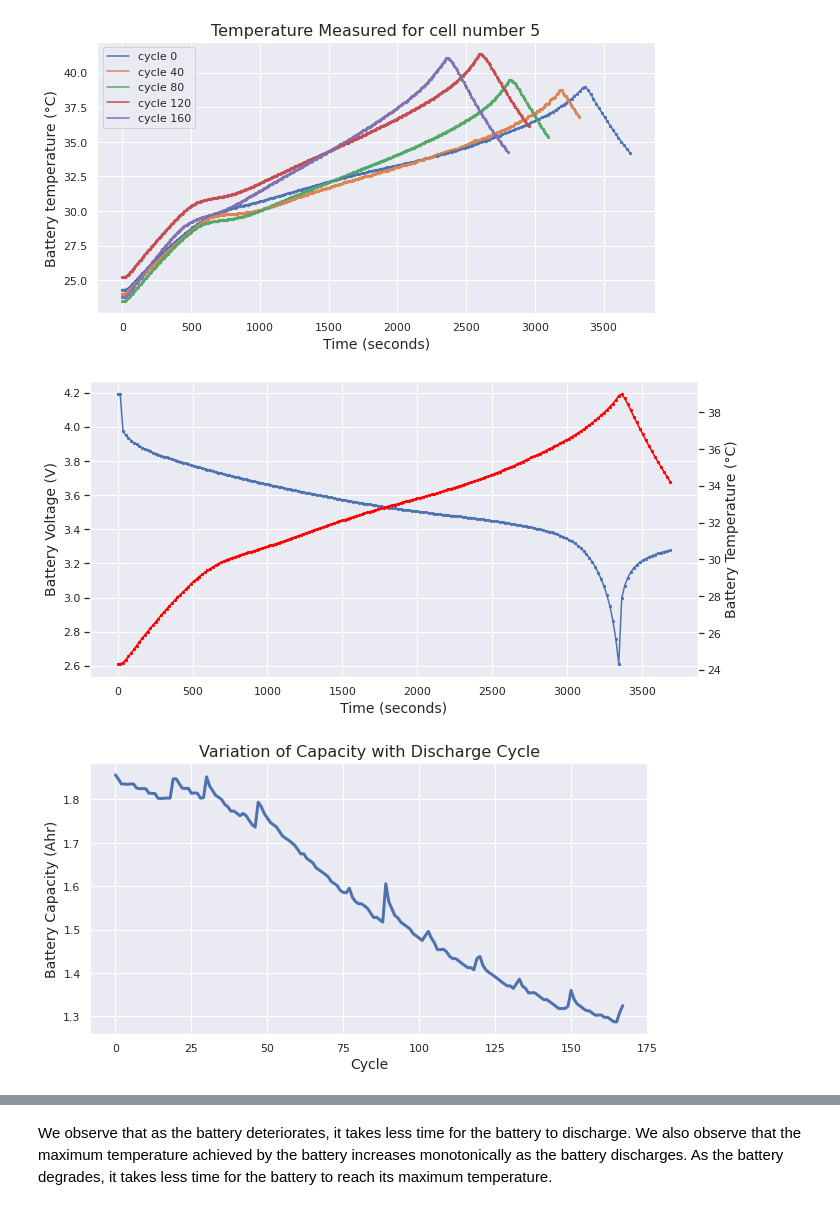
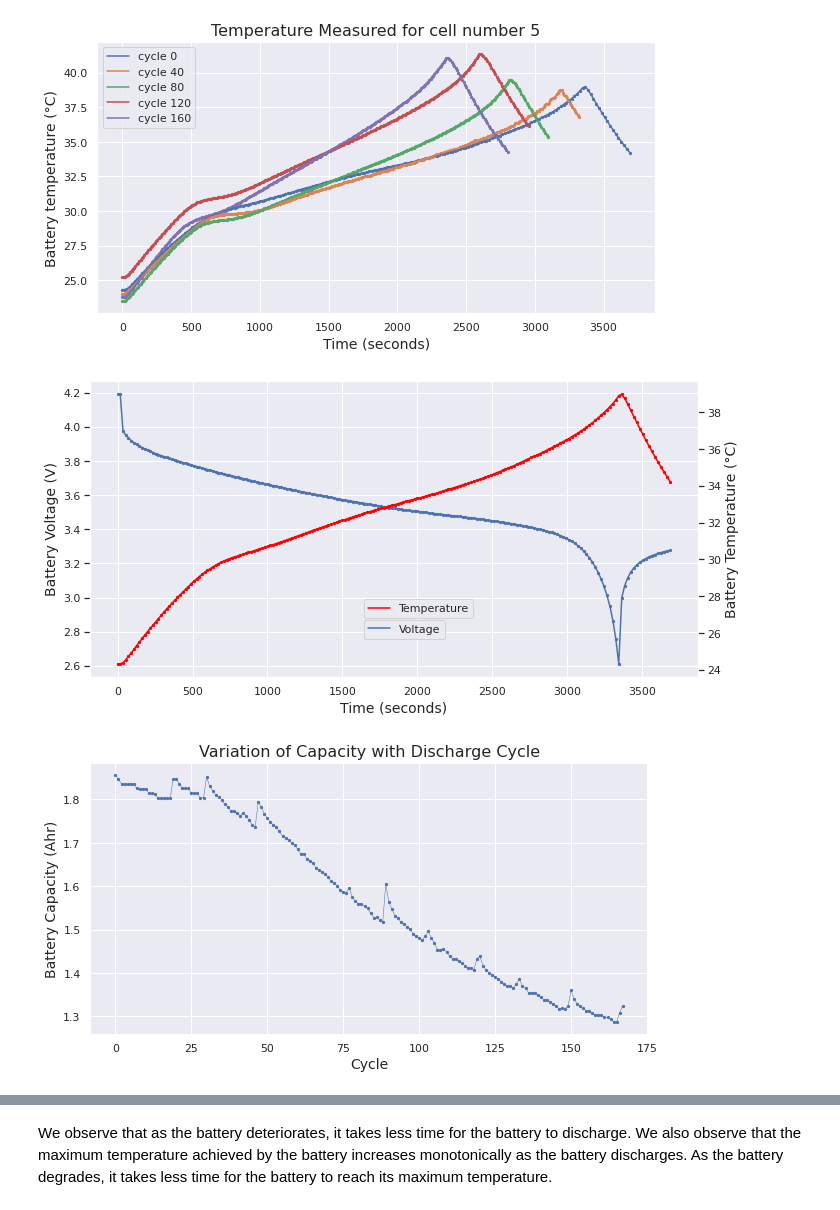
Before and after one commit to aweditya/ev-battery-degradation, a Jupyter notebook: src/Predicting RUL of EV Batteries.ipynb, the cells around one changed output, grey strips where cells are left out. Cells and saved outputs as stored; diff of their text form; code cells hidden in the pictures.

```diff
--- a/src/Predicting RUL of EV Batteries.ipynb
+++ b/src/Predicting RUL of EV Batteries.ipynb
@@ -139,7 +144,8 @@ Column **time** contains the experiment start time in MATLAB date time format (Y
 # %%
 # This function splits the data into three dataframes containing charge, discharge and impedance data
 def split_data(cell_number):
-    '''Takes cell number as input and return three dataframes containing the different types of data in the
+    '''
+    Takes cell number as input and return three dataframes containing the different types of data in the
     corresponding .mat datafile
 
     Arguments:
@@ -642,27 +670,29 @@ dc_cycle_plots(5, cycles, 'temperature', figsize = figsize, only_scatter = False
 # %%
 # Plotting temperature and discharge on the same plot
 measured_voltage = discharge.iloc[0]['data']['Voltage_measured']
 measured_temperature = discharge.iloc[0]['data']['Temperature_measured']
 time = discharge.iloc[0]['data']['Time']
 
 fig, ax1 = plt.subplots(figsize=(10, 5))
 
 ax1.set_xlabel('Time (seconds)', fontsize=14)
 ax1.set_ylabel('Battery Voltage (V)', fontsize=14)
-ax1.plot(time, measured_voltage)
+ax1.plot(time, measured_voltage, label='Voltage')
 ax1.scatter(time, measured_voltage, s=5)
+ax1.legend(loc = (0.45,0.13))
 
 ax2 = ax1.twinx()
 
 ax2.set_ylabel('Battery Temperature (°C)', fontsize=14)
-ax2.plot(time, measured_temperature, color='red')
+ax2.plot(time, measured_temperature, color='red', label='Temperature')
 ax2.scatter(time, measured_temperature, color='red', s=5)
 ax2.grid(False)
+ax2.legend(loc = (0.45,0.2))
 
-fig.tight_layout()  # otherwise the right y-label is slightly clipped
+fig.tight_layout()
 plt.show()
 # %% [output]
-[figure, old version]
+[figure, new version]
 # %%
 # Plotting capacity as a function of discharge cycles
 capacity = [discharge.iloc[i]['data']['Capacity'] for i in range(len(discharge))]
@@ -672,10 +702,11 @@ plt.title('Variation of Capacity with Discharge Cycle', fontsize=16)
 plt.xlabel('Cycle', fontsize=14)
 plt.ylabel('Battery Capacity (Ahr)', fontsize=14)
 
-plt.plot(capacity, linewidth=3)
+plt.plot(capacity, linewidth=0.5)
+plt.scatter(np.arange(0, len(capacity)), capacity, s=5)
 plt.show()
 # %% [output]
-[figure, old version]
+[figure, new version]
 # %% [markdown]
 We highlight some of the important features in the discharge characteristics.
 
```
Also changed, not shown: parts of 29 cells of this notebook.
